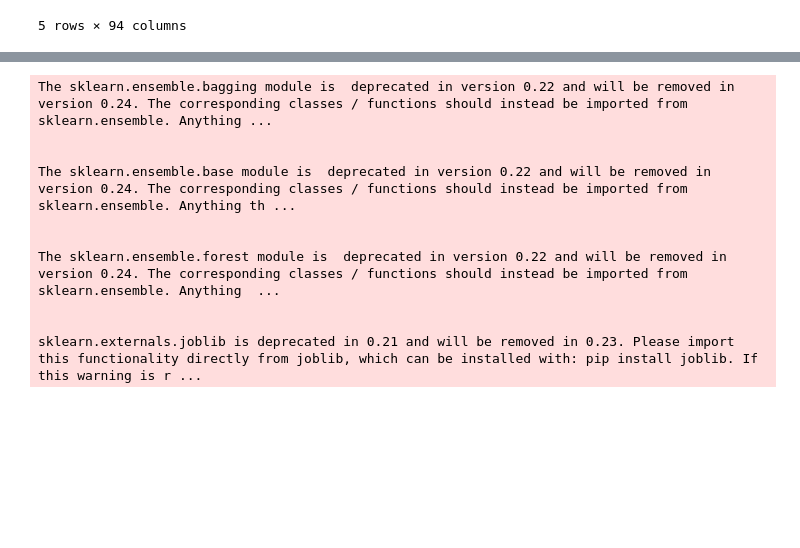
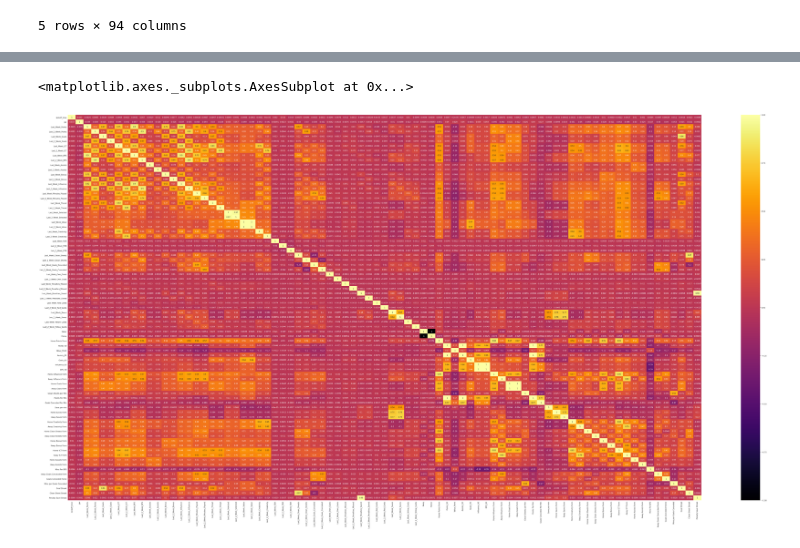
Before and after one commit to raghavbhutra/RedDevils, a Jupyter notebook: RD_Class.ipynb, the cells around one changed output, grey strips where cells are left out. Cells and saved outputs as stored; diff of their text form; code cells hidden in the pictures; blank space fills up the shorter version.

```diff
--- a/RD_Class.ipynb
+++ b/RD_Class.ipynb
@@ -613,20 +628,13 @@ from xgboost import XGBClassifier
 from imblearn.ensemble import BalancedBaggingClassifier
 from imblearn.ensemble import BalancedRandomForestClassifier,EasyEnsembleClassifier
 from sklearn.metrics import balanced_accuracy_score
+from sklearn.multiclass import OneVsRestClassifier
 
 
 
 
-X=gws1.drop(['name','points','total_points','ict_index','bps','goals_scored','assists','bonus','influence','minutes','threat','value','selected','creativity','own_goals','penalties_missed','penalties_saved','red_cards','yellow_cards','saves','selected','yellow_cards','clean_sheets','goals_conceded','home','id','fdr','points'],axis=1)
+
+X=gws1.drop(['name','points','total_points','ict_index','bps','goals_scored','assists','bonus','influence','minutes','threat','value','selected','creativity','own_goals','penalties_missed','penalties_saved','red_cards','yellow_cards','saves','selected','yellow_cards','clean_sheets','goals_conceded','home','id','fdr','points'
+,'Away Points','Home Points','Away Influence','Home Influence','Away Creativity','Home Creativity','Home Goals','Away Goals','Home Saves','Away Saves','Away ICT','Home ICT','Away Bonus','Home Bonus','Away Clean Sheets','Home Clean Sheets',
+'Away Penalties Saved','Home Penalties Saved','Away Goals Conceded','Home Goals Conceded','Away Assists','Home Assists'],axis=1)
 y=gws1['points']
-# %% [output]
-The sklearn.ensemble.bagging module is  deprecated in version 0.22 and will be removed in version 0.24. The corresponding classes / functions should instead be imported from sklearn.ensemble. Anything ...
-
-
-The sklearn.ensemble.base module is  deprecated in version 0.22 and will be removed in version 0.24. The corresponding classes / functions should instead be imported from sklearn.ensemble. Anything th ...
-
-
-The sklearn.ensemble.forest module is  deprecated in version 0.22 and will be removed in version 0.24. The corresponding classes / functions should instead be imported from sklearn.ensemble. Anything  ...
-
-
-sklearn.externals.joblib is deprecated in 0.21 and will be removed in 0.23. Please import this functionality directly from joblib, which can be installed with: pip install joblib. If this warning is r ...
@@ -644 +641,9 @@ X_train, X_test, y_train, y_test = train_test_split( X, y, test_size=0.33, rando
+# %%
+#dividing the dataset into testing and training data
+X_train, X_test, y_train, y_test = train_test_split( X, y, test_size=0.33, random_state=101,stratify=y)
+plt.figure(figsize=(80,40))
+sns.heatmap(X_train.corr(),annot=True,cmap='inferno')
+# %% [output]
+<matplotlib.axes._subplots.AxesSubplot at 0x...>
+[figure, added]
 # %%
```
Also changed, not shown: parts of 23 cells of this notebook.
